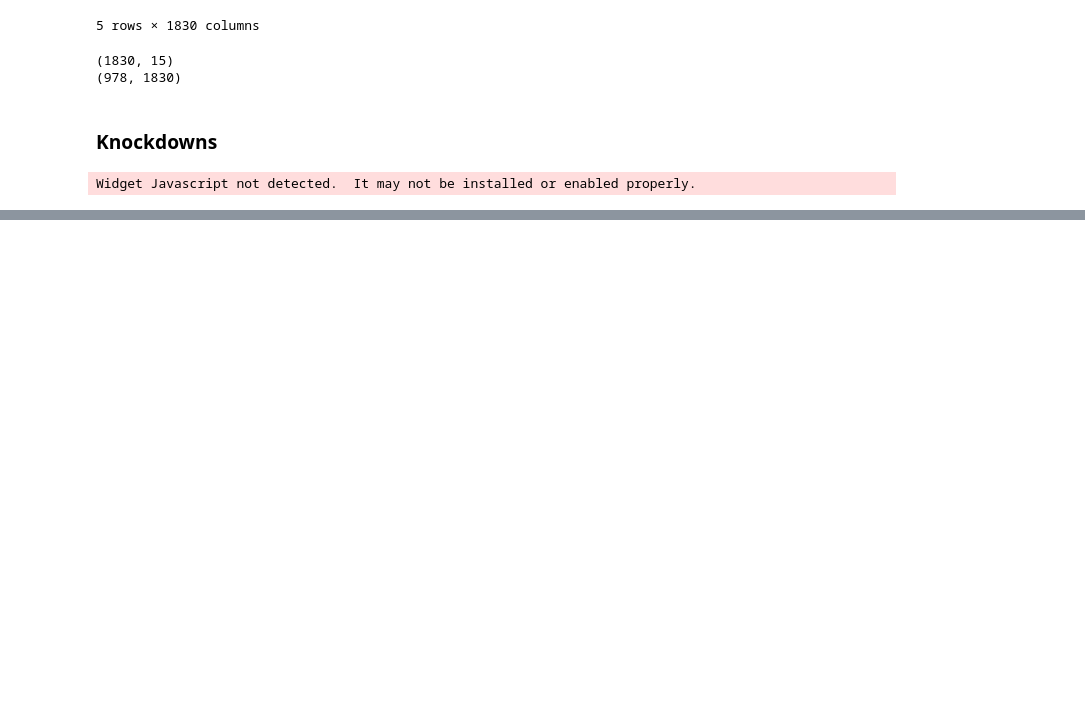
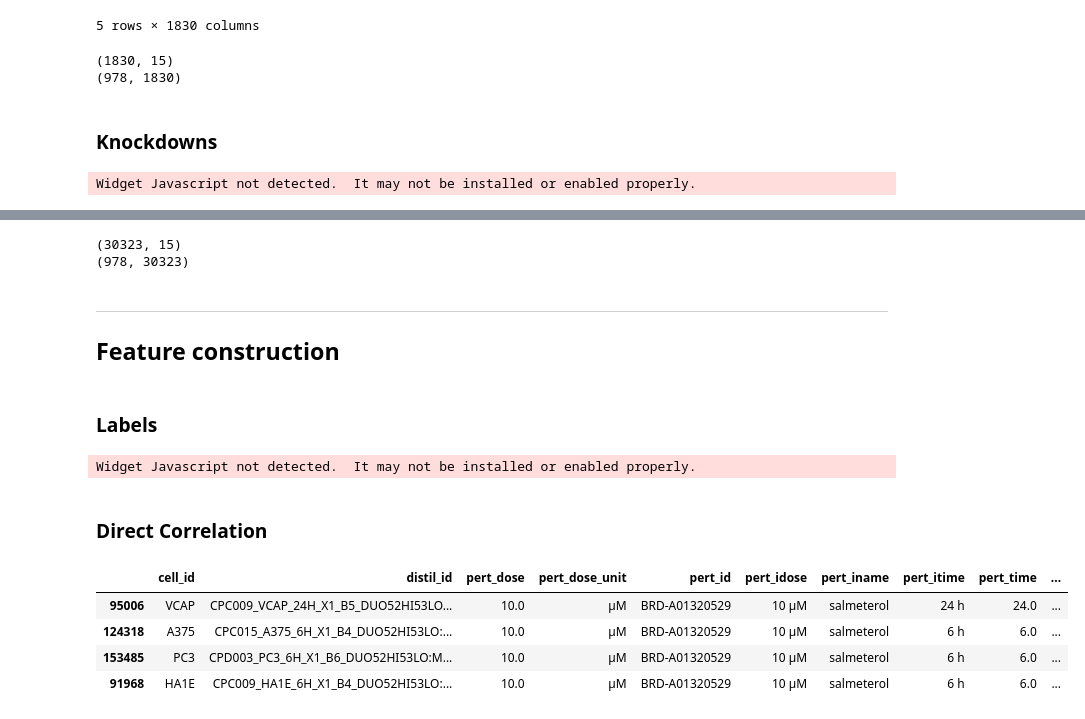
Before and after one commit to npabon/LINCS_target_prediction, a Jupyter notebook: data_profiling.ipynb, the cells around one changed output, grey strips where cells are left out. Cells and saved outputs as stored; diff of their text form; code cells hidden in the pictures; blank space fills up the shorter version.

```diff
--- a/data_profiling.ipynb
+++ b/data_profiling.ipynb
@@ -578,0 +607,55 @@ Widget Javascript not detected.  It may not be installed or enabled properly.
+# %%
+print(repr_top_9_kd_sigs.shape)
+print(top_9_kd_lm_sigs.shape)
+repr_top_9_kd_sigs.to_csv('checkpoint_files/repr_top_9_kd_sigs.csv')
+top_9_kd_lm_sigs.to_csv('checkpoint_files/top_9_kd_lm_sigs.csv')
+# %% [output]
+(30323, 15)
+(978, 30323)
+# %% [markdown]
+___
+## Feature construction
+# %%
+# load data
+pair_set_8_df = pickle.load(open('checkpoint_files/pair_set_8_df.sav', 'rb'))
+common_cells_8_ = pickle.load(open('checkpoint_files/common_cells_8_.sav', 'rb'))
+common_partners_8_ = pickle.load(open('checkpoint_files/common_partners_8_', 'rb'))
+
+repr_top_9_cpd_sigs = pd.DataFrame.from_csv('checkpoint_files/repr_top_9_cpd_sigs.csv')
+top_9_cpd_lm_sigs = pd.DataFrame.from_csv('checkpoint_files/top_9_cpd_lm_sigs.csv')
+repr_top_9_kd_sigs = pd.DataFrame.from_csv('checkpoint_files/repr_top_9_kd_sigs.csv')
+top_9_kd_lm_sigs = pd.DataFrame.from_csv('checkpoint_files/top_9_kd_lm_sigs.csv')
+# %% [markdown]
+### Labels
+# %%
+# create cpd-kd mapping with labels
+all_top_9_kds = repr_top_9_kd_sigs.pert_iname.unique()
+all_top_9_cpds = repr_top_9_cpd_sigs.pert_id.unique()
+top_9_known_interactions = pair_set_8_df
+
+cpd_, kd_, label_ = [], [], []
+for kd in log_progress(all_top_9_kds, every=1):
+    for cpd in all_top_9_cpds:
+        if top_9_known_interactions.query('cpd == "{}" & target == "{}"'.format(cpd,kd)).shape[0]:
+            label = 1 # true interaction
+        else:
+            label = -1 # false interaction
+        cpd_.append(cpd)
+        kd_.append(kd)
+        label_.append(label)
+
+# store pairs & labels in dataframe
+top_9_cpd_kd_pairs_df = pd.DataFrame({'cpd': cpd_, 'kd': kd_, 'label': label_})
+top_9_cpd_kd_pairs_df.to_csv('features/top_9_cpd_kd_pairs_df.csv')
+# %% [output]
+Widget Javascript not detected.  It may not be installed or enabled properly.
+# %% [markdown]
+### Direct Correlation
+# %%
+repr_top_9_cpd_sigs[repr_top_9_cpd_sigs.pert_id == 'BRD-A01320529']
+# %% [output]
+|  | cell_id | distil_id | pert_dose | pert_dose_unit | pert_id | pert_idose | pert_iname | pert_itime | pert_time | ... |
+| 95006 | VCAP | CPC009_VCAP_24H_X1_B5_DUO52HI53LO... | 10.0 | µM | BRD-A01320529 | 10 µM | salmeterol | 24 h | 24.0 | ... |
+| 124318 | A375 | CPC015_A375_6H_X1_B4_DUO52HI53LO:... | 10.0 | µM | BRD-A01320529 | 10 µM | salmeterol | 6 h | 6.0 | ... |
+| 153485 | PC3 | CPD003_PC3_6H_X1_B6_DUO52HI53LO:M... | 10.0 | µM | BRD-A01320529 | 10 µM | salmeterol | 6 h | 6.0 | ... |
+| 91968 | HA1E | CPC009_HA1E_6H_X1_B4_DUO52HI53LO:... | 10.0 | µM | BRD-A01320529 | 10 µM | salmeterol | 6 h | 6.0 | ... |
```
Also changed, not shown: parts of 8 cells of this notebook, 3 other files.
